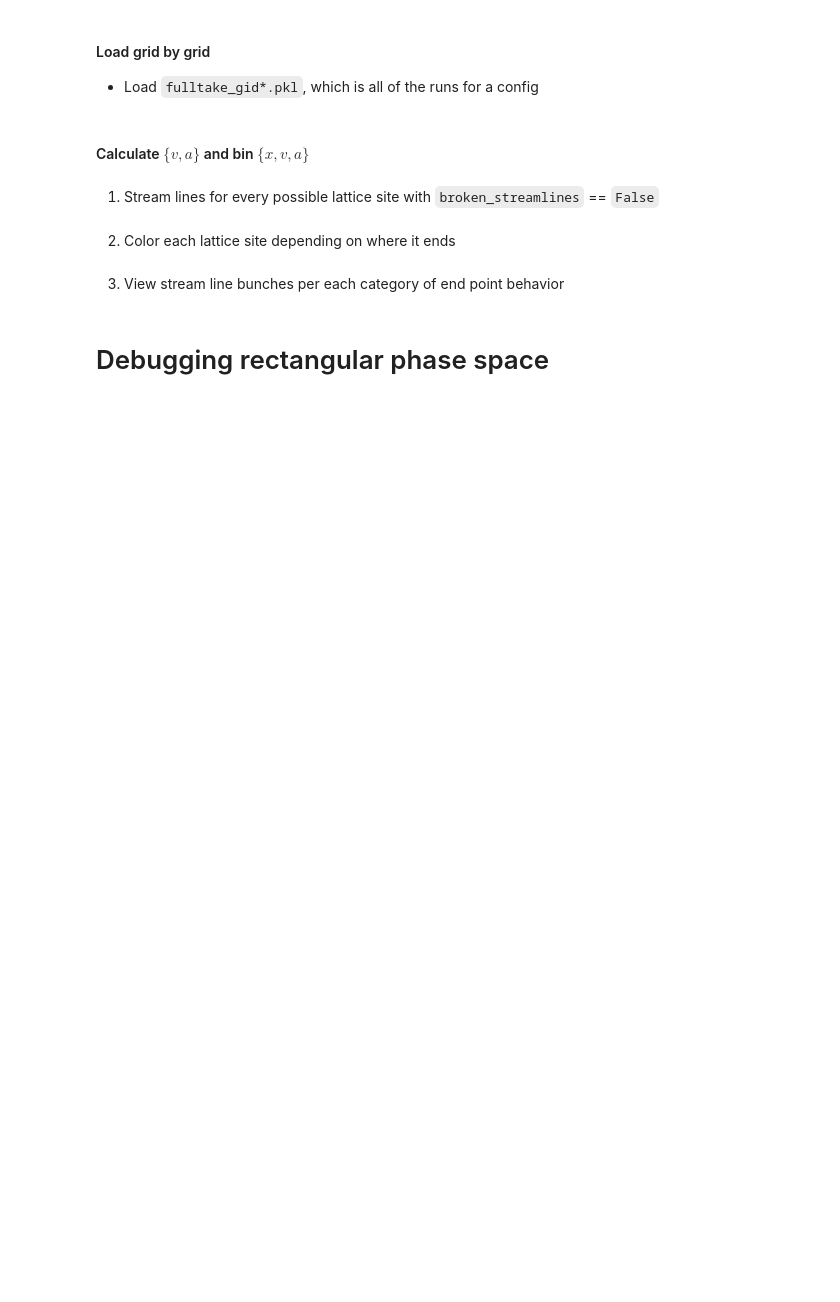
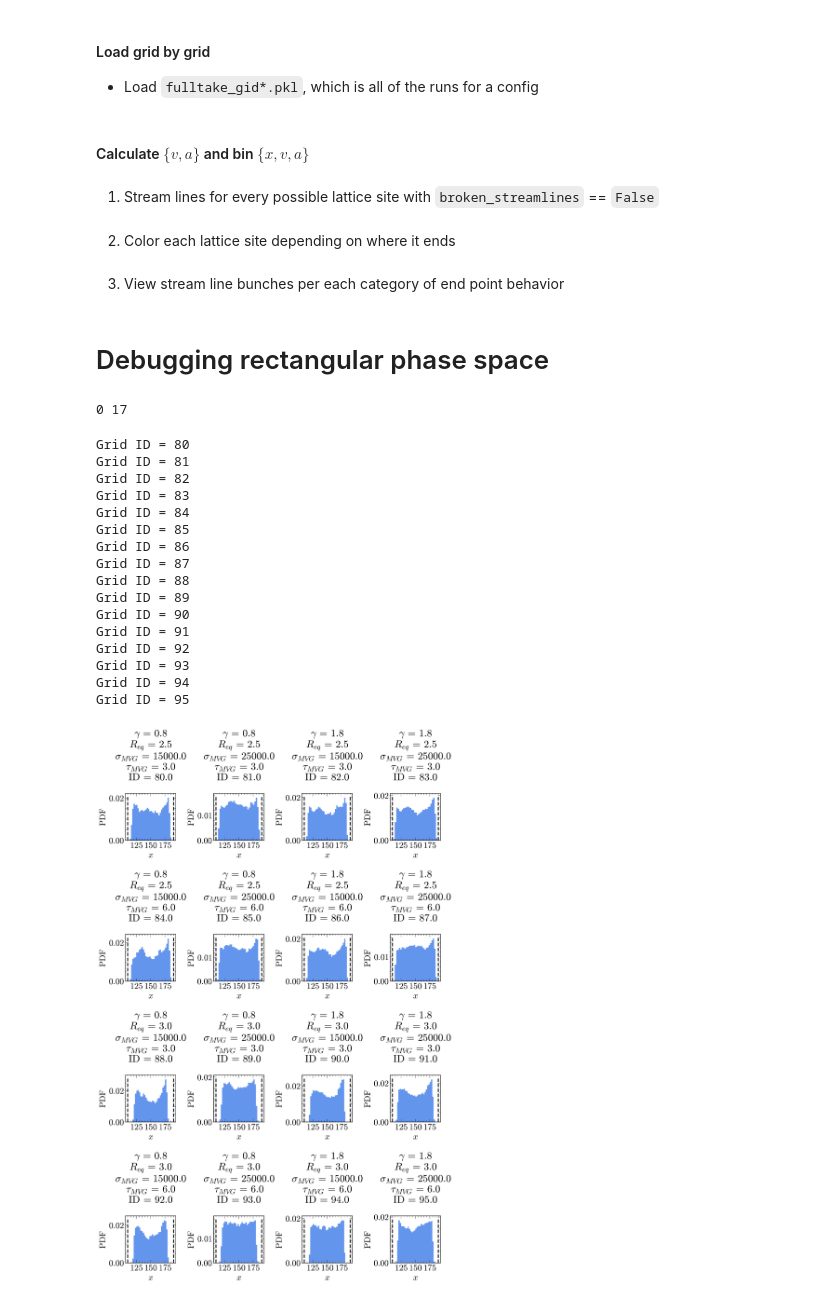
Before and after one commit to pedromzadeh/hopper, a Jupyter notebook: _notebooks/ray_tracing.ipynb, the cells around one changed output. Cells and saved outputs as stored; diff of their text form; code cells hidden in the pictures; blank space fills up the shorter version.

```diff
--- a/_notebooks/ray_tracing.ipynb
+++ b/_notebooks/ray_tracing.ipynb
@@ -311,50 +311,85 @@ def _title(df):
         "add_rate": r"$\tau_{MVG}$",
         "gid": "ID",
     }
-    d = dict(df.iloc[0][5:10])
+    d = dict(df.iloc[0])
     title = ""
-    for key, val in d.items():
-        title += tbl[key] + " = " + f"{val}" + "\n"
+    for key, _ in tbl.items():
+        title += tbl[key] + " = " + f"{d[key]}" + "\n"
     return title
 # %%
-colors = ["salmon", "lightgreen", "wheat", "cornflowerblue", "plum"]
-chunk = 4
+colors = [
+    "salmon",
+    "lightgreen",
+    "wheat",
+    "cornflowerblue",
+    "plum",
+    "",
+    "darkgreen",
+    "red",
+]
+chunk = 3
 start, end = int(chunk * 16), int((1 + chunk) * 16)
-print(start + 16, end + 16)
+start, end = 0, 17
+print(start, end)
+# %% [output]
+0 17
 # %%
 import pandas as pd
 import matplotlib.pyplot as plt
 import numpy as np
 from glob import glob
 
 
 root = "debugging_asymmetry"
 _format = "parquet"
-files = np.asarray(glob(f"../_server/sim_data/{root}/fulltake_gid*.{_format}"))
+# files = np.asarray(glob(f"../_server/sim_data/{root}/fulltake_gid*.{_format}"))
+
+files = np.asarray(glob(f"../../../../Desktop/fulltake_gid*.{_format}"))
+
 gids = np.asarray([int(f.split("gid")[-1].split(".")[0]) for f in files])
 fig, axs = plt.subplots(4, 4, figsize=(12, 18), dpi=300)
-
 
 for k, f in enumerate(files[np.argsort(gids)][start:end]):
     if _format == "pkl":
         df_gid = pd.read_pickle(f)
     else:
         df_gid = pd.read_parquet(f)
 
     gid = df_gid.iloc[0].gid.astype(int)
     print(f"Grid ID = {gid}")
     df_gid.x *= 6
     df_gid.y *= 6
     nbins = 32
 
     i, j = k // 4, k % 4
     axs[i, j].set_title(_title(df_gid))
     axs[i, j].hist(df_gid.x, bins=32, density=True, color=colors[chunk])
     axs[i, j].set_xlabel(r"$x$")
     axs[i, j].set_ylabel("PDF")
+    axs[i, j].vlines(
+        [110, 190], 0, axs[i, j].get_ylim()[1], color="black", linestyle="dashed"
+    )
 
 plt.subplots_adjust(wspace=0.75, hspace=2)
 plt.show()
+# %% [output]
+Grid ID = 80
+Grid ID = 81
+Grid ID = 82
+Grid ID = 83
+Grid ID = 84
+Grid ID = 85
+Grid ID = 86
+Grid ID = 87
+Grid ID = 88
+Grid ID = 89
+Grid ID = 90
+Grid ID = 91
+Grid ID = 92
+Grid ID = 93
+Grid ID = 94
+Grid ID = 95
+[figure, added]
 # %%
 import pandas as pd
 import matplotlib.pyplot as plt
```
Also changed, not shown: parts of 12 cells of this notebook, 14 other files.
